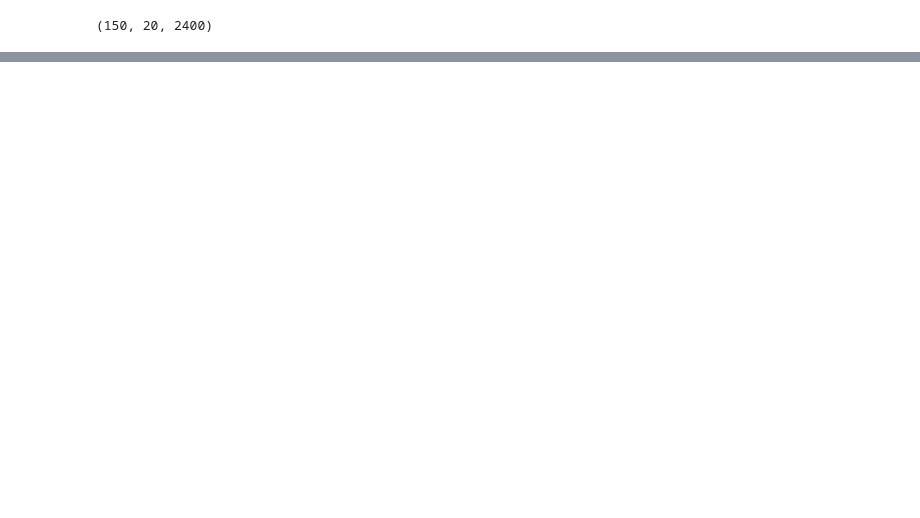
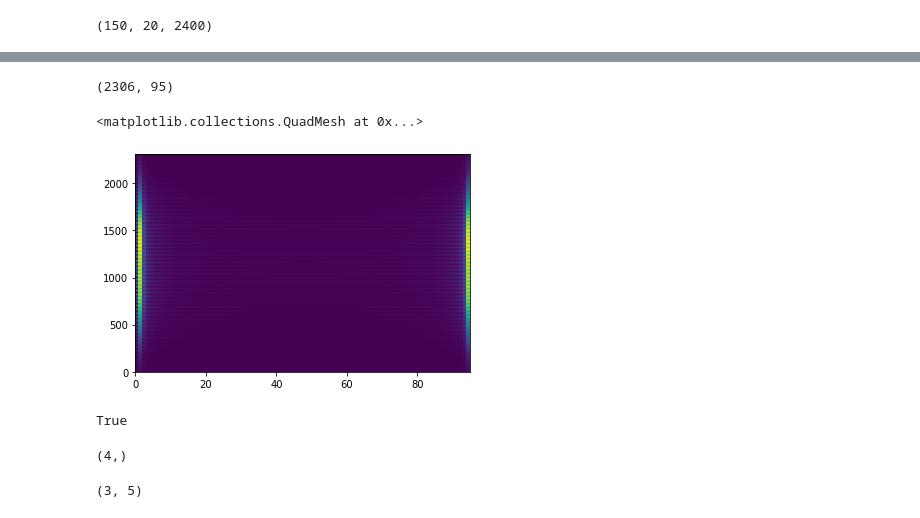
Before and after one commit to ekonyagin/wave_propagation, a Jupyter notebook: OAM_VTK_refined.ipynb, the cells around one changed output, grey strips where cells are left out. Drawn from its saved outputs; the diff is of its cells as text; code cells hidden in the pictures; blank space fills up the shorter version.

```diff
--- a/OAM_VTK_refined.ipynb
+++ b/OAM_VTK_refined.ipynb
@@ -256,0 +321,26 @@ lg_mode.refl_field.shape
+# %%
+nrows = 2306
+ncols = 95
+Z = np.abs(spectrogram_result)
+print(Z.shape)
+x = np.arange(ncols + 1)
+y = np.arange(nrows + 1)
+
+
+plt.pcolormesh(x, y, Z,)
+# %% [output]
+(2306, 95)
+<matplotlib.collections.QuadMesh at 0x...>
+[figure, added]
+# %%
+spectrogram_result.shape == Z.shape
+# %% [output]
+True
+# %%
+y.shape
+# %% [output]
+(4,)
+# %%
+Z.shape
+# %% [output]
+(3, 5)
```
Also changed, not shown: parts of 8 cells of this notebook.
